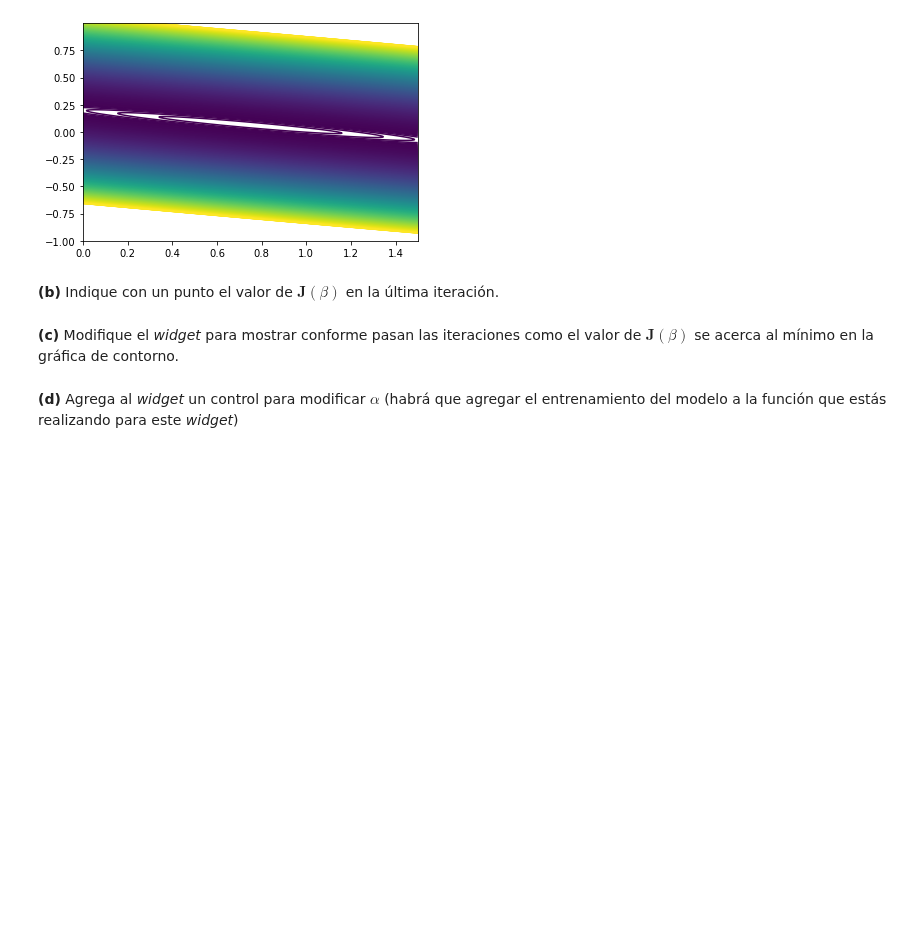
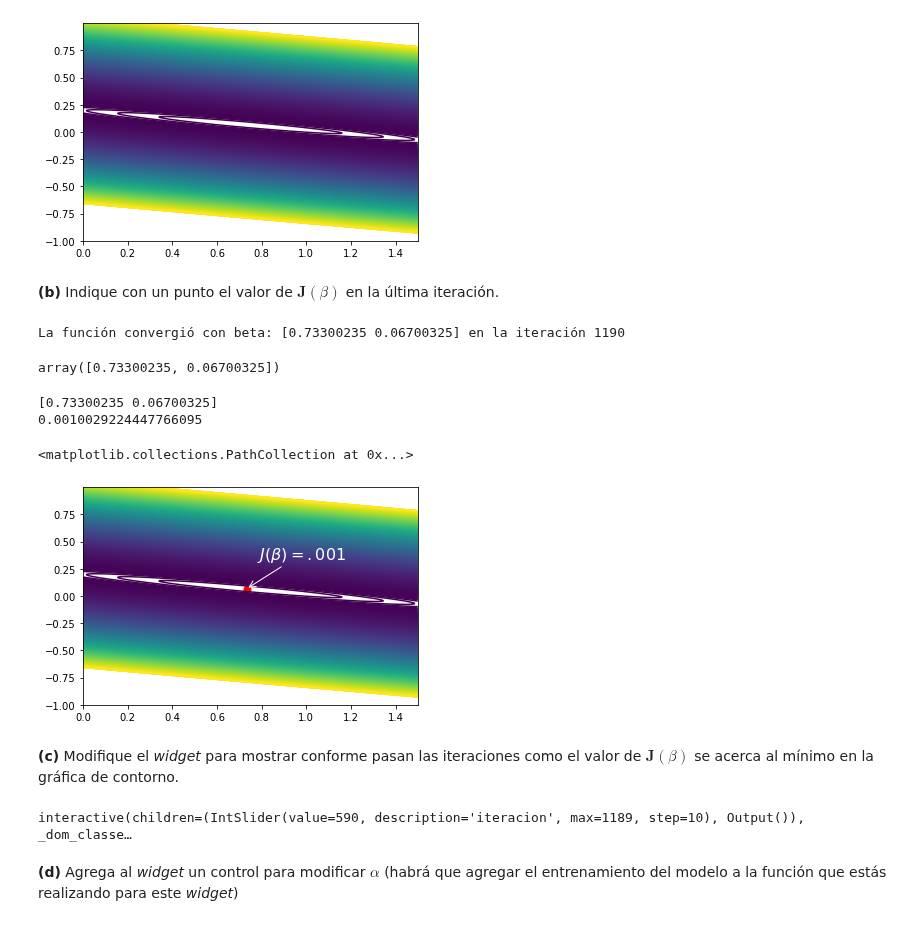
Before and after one commit to jesusigarmor/Matematicas-computacionales-fall2020, a Jupyter notebook: alumnos/dianaespinosar/Tarea 2.ipynb, the cells around one changed output. Saved outputs shown, nothing was run; the diff lists cells and outputs as text; code cells hidden in the pictures; blank space fills up the shorter version.

```diff
--- a/alumnos/dianaespinosar/Tarea 2.ipynb
+++ b/alumnos/dianaespinosar/Tarea 2.ipynb
@@ -133,2 +195,24 @@ plt.scatter([.73300235,], [.06700325, ], 100, color = "red")
+# %%
+r = RegresionLineal(alpha=0.03, max_iters=10000, tols=0.0000001);
+r.gradientDescent(X,Y)
+# %% [output]
+La función convergió con beta: [0.73300235 0.06700325] en la iteración 1190
+array([0.73300235, 0.06700325])
+# %%
+fig = plt.figure()
+plt.contour(BETA_0,BETA_1,J(BETA_0,BETA_1), levels = np.arange(0,10,.01))
+betaUltima_iteracion = (r.beta)
+Jultima = J(betaUltima_iteracion[0], betaUltima_iteracion[1])
+plt.annotate(r'$J(\beta)=.001$',xy =(betaUltima_iteracion[0], betaUltima_iteracion[1]), xycoords='data',xytext=(+10, +30), textcoords='offset points', fontsize=16,
+arrowprops=dict(arrowstyle="->", color = 'white'), color = 'white')
+
+print(betaUltima_iteracion)
+print(Jultima)
+plt.scatter([betaUltima_iteracion[0],], [betaUltima_iteracion[1], ], 50, color = "red")
+# %% [output]
+[0.73300235 0.06700325]
+0.0010029224447766095
+<matplotlib.collections.PathCollection at 0x...>
+[figure, added]
 # %% [markdown]
 **(c)** Modifique el _widget_ para mostrar conforme pasan las iteraciones como el valor de $\textbf{J}(\beta)$ se acerca al mínimo en la gráfica de contorno.
@@ -138,3 +226,7 @@ r.gradientDescent(X,Y)
+# %%
+interact(plotModelo, x=fixed(X), y=fixed(Y), rl=fixed(r), iteracion=(0,ultima_iteracion,10));
+# %% [output]
+interactive(children=(IntSlider(value=590, description='iteracion', max=1189, step=10), Output()), _dom_classe…
 # %% [markdown]
 
 **(d)** Agrega al _widget_ un control para modificar $\alpha$ (habrá que agregar el entrenamiento del modelo a la función que estás realizando para este _widget_)
```
Also changed, not shown: parts of 22 cells of this notebook.
